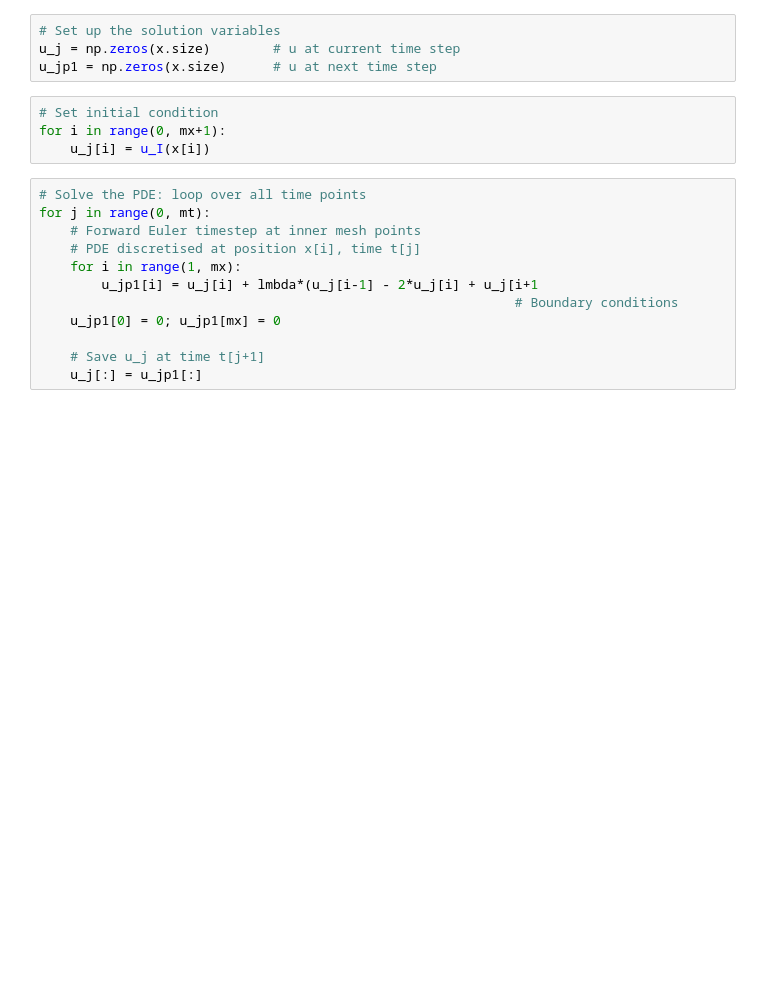
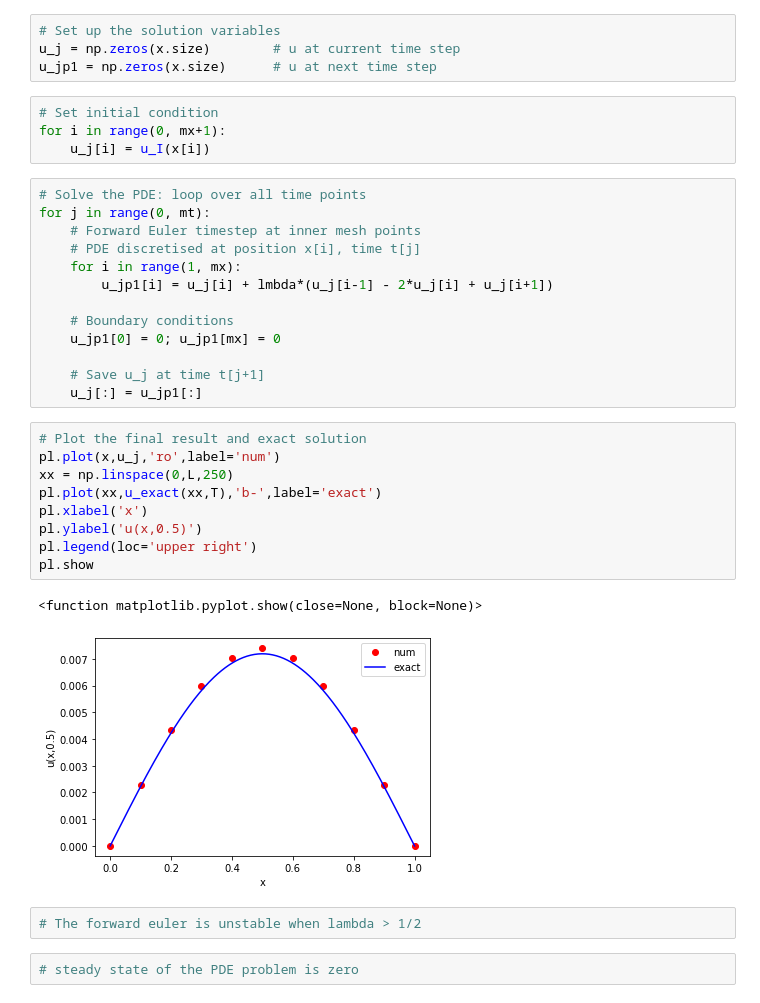
Before and after one commit to TheaRoseBarnes/emat30008, a Jupyter notebook: myForwardEuler1DDiffusion.ipynb, the cells around one changed output. Saved outputs shown, nothing was run; the diff lists cells and outputs as text; blank space fills up the shorter version.

```diff
--- a/myForwardEuler1DDiffusion.ipynb
+++ b/myForwardEuler1DDiffusion.ipynb
@@ -52,9 +64,26 @@ for j in range(0, mt):
     # Forward Euler timestep at inner mesh points
     # PDE discretised at position x[i], time t[j]
     for i in range(1, mx):
-        u_jp1[i] = u_j[i] + lmbda*(u_j[i-1] - 2*u_j[i] + u_j[i+1
-                                                             # Boundary conditions
+        u_jp1[i] = u_j[i] + lmbda*(u_j[i-1] - 2*u_j[i] + u_j[i+1])
+
+    # Boundary conditions
     u_jp1[0] = 0; u_jp1[mx] = 0
 
     # Save u_j at time t[j+1]
     u_j[:] = u_jp1[:]
+# %%
+# Plot the final result and exact solution
+pl.plot(x,u_j,'ro',label='num')
+xx = np.linspace(0,L,250)
+pl.plot(xx,u_exact(xx,T),'b-',label='exact')
+pl.xlabel('x')
+pl.ylabel('u(x,0.5)')
+pl.legend(loc='upper right')
+pl.show
+# %% [output]
+<function matplotlib.pyplot.show(close=None, block=None)>
+[figure, added]
+# %%
+# The forward euler is unstable when lambda > 1/2
+# %%
+# steady state of the PDE problem is zero
```
Also changed, not shown: parts of 9 cells of this notebook.
